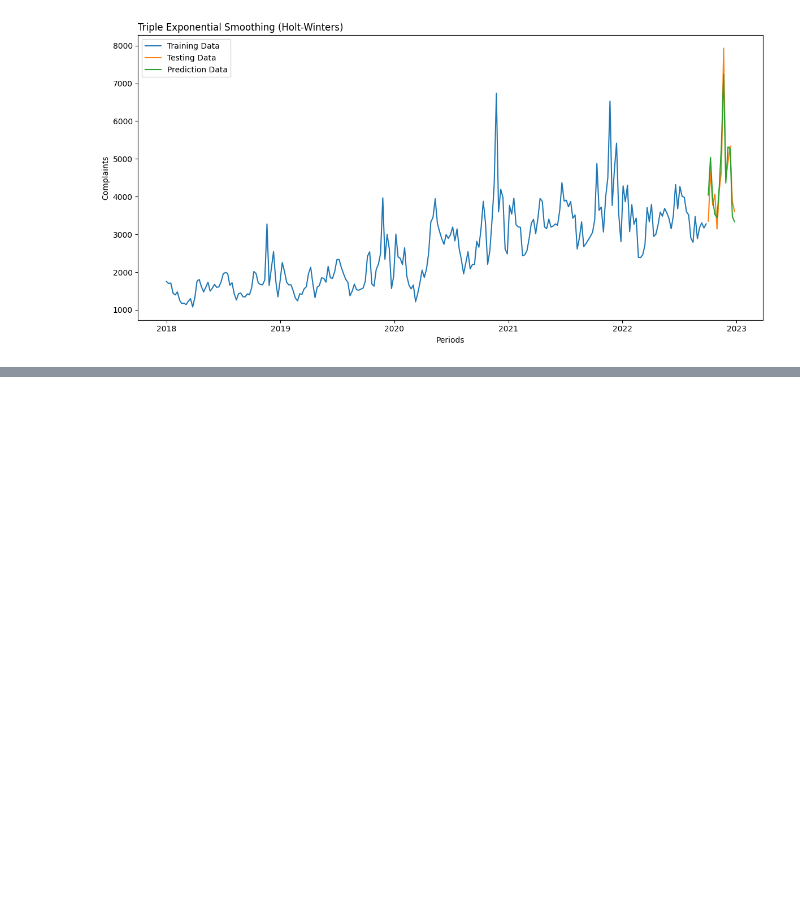
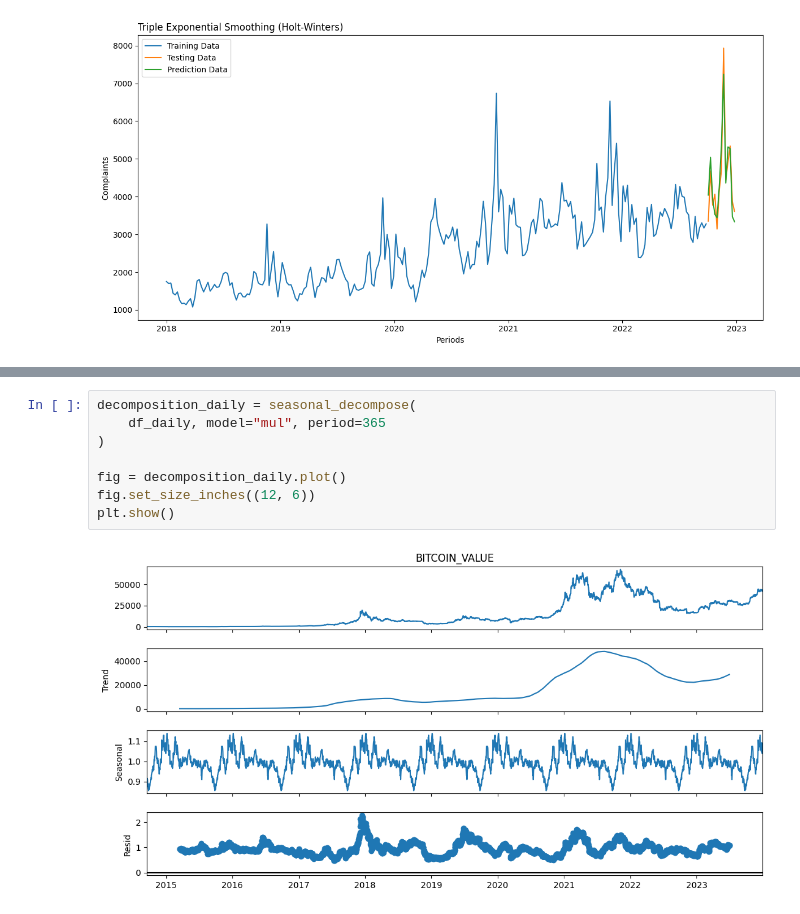
Before and after one commit to Vinni-Anddrade/time_series_course, a Jupyter notebook: 4_exponential_smothing_and_holt_winters/holt_winters-exponential_smothing.ipynb, the cells around one changed output, grey strips where cells are left out. Saved outputs shown, nothing was run; the diff lists cells and outputs as text; blank space fills up the shorter version.

```diff
--- a/4_exponential_smothing_and_holt_winters/holt_winters-exponential_smothing.ipynb
+++ b/4_exponential_smothing_and_holt_winters/holt_winters-exponential_smothing.ipynb
@@ -363,0 +446,10 @@ model_assessment(df_train, df_test, results_tes, "Triple Exponential Smoothing (
+# %%
+decomposition_daily = seasonal_decompose(
+    df_daily, model="mul", period=365
+)
+
+fig = decomposition_daily.plot()
+fig.set_size_inches((12, 6))
+plt.show()
+# %% [output]
+[figure, added]
```
Also changed, not shown: parts of 24 cells of this notebook, 1 other file.
